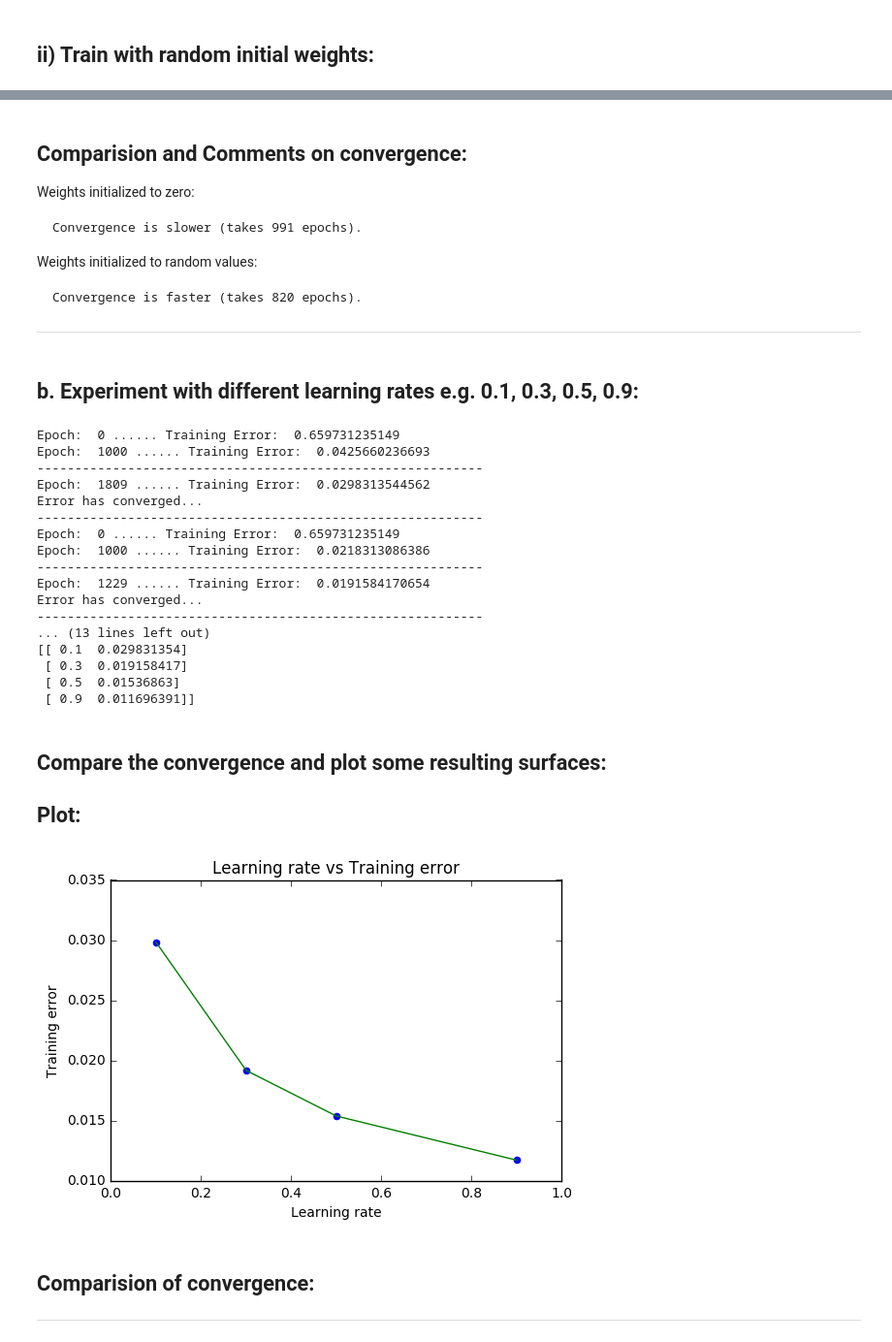
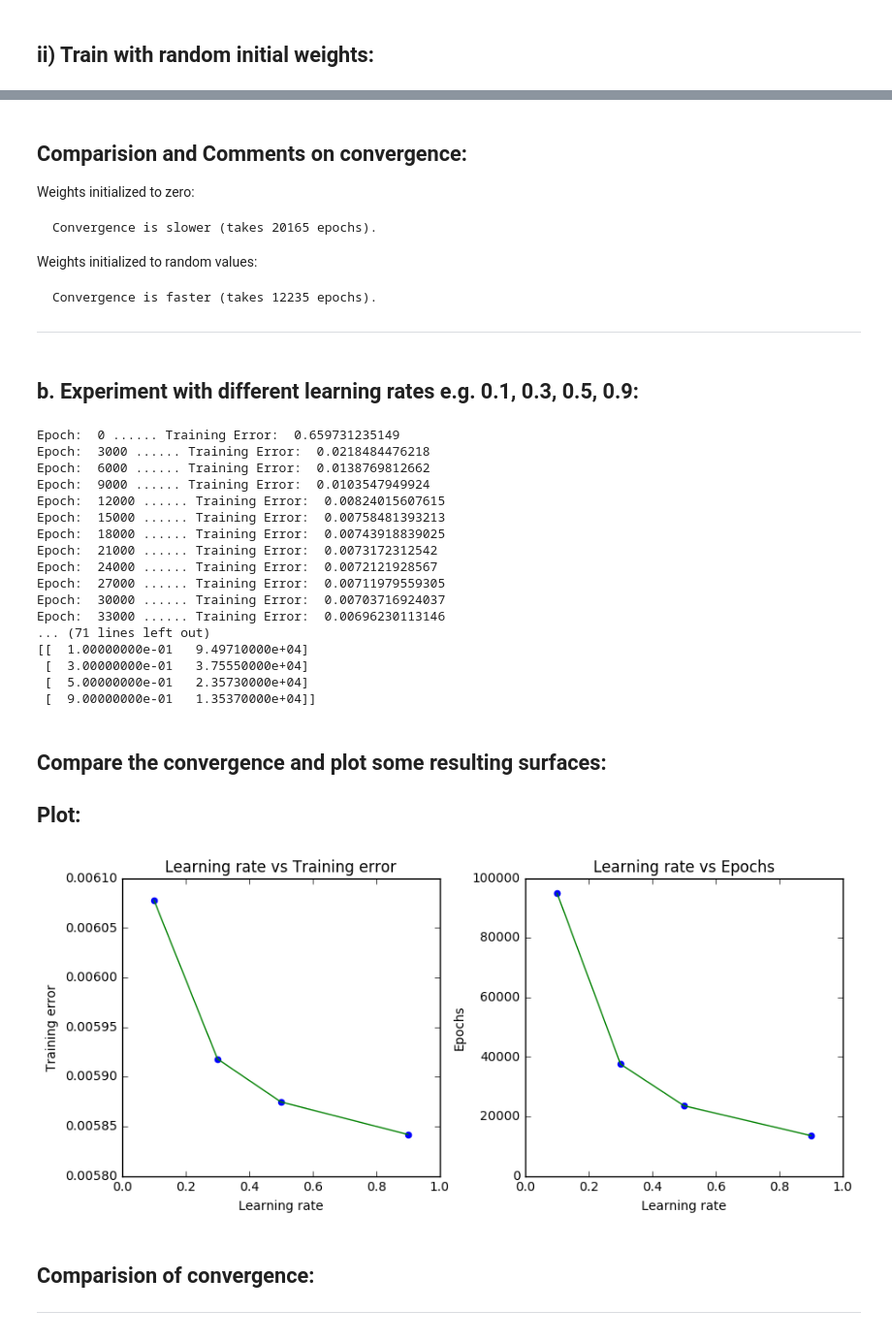
Before and after one commit to debaraj-barua/neural-networks-ws17, a Jupyter notebook: Assignment06/NN_DebarajBarua_NareshKumarGurulingan_131117/NN_DebarajBarua_NareshKumarGurulingan_131117_src/NN_DebarajBarua_NareshKumarGurulingan_131117.ipynb, the cells around one changed output, grey strips where cells are left out. Shown at 97% size. Drawn from its saved outputs; the diff is of its cells as text; code cells hidden in the pictures.

Commit message:
Convergence condition updated

```diff
--- a/Assignment06/NN_DebarajBarua_NareshKumarGurulingan_131117/NN_DebarajBarua_NareshKumarGurulingan_131117_src/NN_DebarajBarua_NareshKumarGurulingan_131117.ipynb
+++ b/Assignment06/NN_DebarajBarua_NareshKumarGurulingan_131117/NN_DebarajBarua_NareshKumarGurulingan_131117_src/NN_DebarajBarua_NareshKumarGurulingan_131117.ipynb
@@ -132,7 +145,7 @@ Error has converged...
 # %% [markdown]
 ## ii) Train with random initial weights:
 # %%
-network = NeuralNetwork(zero_weight_init= False, epsilon= 1e-5)
-error = network.train(input_data, labels)
+network = NeuralNetwork(zero_weight_init= False, epsilon= 1e-10)
+error = network.train(input_data, labels)[0]
 # %% [output]
 Epoch:  0 ...... Training Error:  0.659731235149
@@ -145,57 +162,79 @@ Error has converged...
 
 Weights initialized to zero:
 
-    Convergence is slower (takes 991 epochs).
+    Convergence is slower (takes 20165 epochs).
 
 Weights initialized to random values:
 
-    Convergence is faster (takes 820 epochs).
+    Convergence is faster (takes 12235 epochs).
 
 ---
 # %% [markdown]
 ## b. Experiment with different learning rates e.g. 0.1, 0.3, 0.5, 0.9:
 # %%
 learning_rates = [0.1, 0.3, 0.5, 0.9]
-converged_error = list()
+converged_error = []
+epochs = []
 for rate in learning_rates:
     network = NeuralNetwork(learning_rate=rate)
-    converged_error.append(network.train(input_data, labels))
+    result = network.train(input_data, labels)
+    converged_error.append(result[0])
+    epochs.append(result[1])
 
 print 'Errors after convergence: '
 print '[learning_rate, converged error]'
-result = np.array(zip(learning_rates, converged_error))
-print result
+learn_error = np.array(zip(learning_rates, converged_error))
+print learn_error
+print '-----------------------------------------------------------'
+print 'Epochs taken for convergence: '
+print '[learning_rate, epochs]'
+learn_epoch = np.array(zip(learning_rates, epochs))
+print learn_epoch
 # %% [output]
 Epoch:  0 ...... Training Error:  0.659731235149
-Epoch:  1000 ...... Training Error:  0.0425660236693
------------------------------------------------------------
-Epoch:  1809 ...... Training Error:  0.0298313544562
-Error has converged...
------------------------------------------------------------
-Epoch:  0 ...... Training Error:  0.659731235149
-Epoch:  1000 ...... Training Error:  0.0218313086386
------------------------------------------------------------
-Epoch:  1229 ...... Training Error:  0.0191584170654
-Error has converged...
------------------------------------------------------------
-... (13 lines left out)
-[[ 0.1  0.029831354]
- [ 0.3  0.019158417]
- [ 0.5  0.01536863]
- [ 0.9  0.011696391]]
+Epoch:  3000 ...... Training Error:  0.0218484476218
+Epoch:  6000 ...... Training Error:  0.0138769812662
+Epoch:  9000 ...... Training Error:  0.0103547949924
+Epoch:  12000 ...... Training Error:  0.00824015607615
+Epoch:  15000 ...... Training Error:  0.00758481393213
+Epoch:  18000 ...... Training Error:  0.00743918839025
+Epoch:  21000 ...... Training Error:  0.0073172312542
+Epoch:  24000 ...... Training Error:  0.0072121928567
+Epoch:  27000 ...... Training Error:  0.00711979559305
+Epoch:  30000 ...... Training Error:  0.00703716924037
+Epoch:  33000 ...... Training Error:  0.00696230113146
+... (71 lines left out)
+[[  1.00000000e-01   9.49710000e+04]
+ [  3.00000000e-01   3.75550000e+04]
+ [  5.00000000e-01   2.35730000e+04]
+ [  9.00000000e-01   1.35370000e+04]]
 # %% [markdown]
 ## Compare the convergence and plot some resulting surfaces:
 
 ## Plot:
 # %%
-plt.plot(result[:,0], result[:,1], color = 'g')
+figure = plt.figure(1)
+figure.set_figheight(5)
+figure.set_figwidth(10)
+
+figure.add_subplot(1, 2, 1)
+plt.plot(learn_error[:,0], learn_error[:,1], color = 'g')
 plt.xlabel('Learning rate')
 plt.ylabel('Training error')
 plt.title('Learning rate vs Training error')
-plt.scatter(result[:,0], result[:,1], color = 'b')
+plt.scatter(learn_error[:,0], learn_error[:,1], color = 'b')
+
+figure.add_subplot(1, 2, 2)
+plt.tight_layout(pad= 4.00)
+plt.plot(learn_epoch[:,0], learn_epoch[:,1], color = 'g')
+plt.xlabel('Learning rate')
+plt.ylabel('Epochs')
+plt.title('Learning rate vs Epochs')
+plt.scatter(learn_epoch[:,0], learn_epoch[:,1], color = 'b')
+
 plt.show()
 # %% [output]
-[figure, old version]
+[figure, new version]
 # %% [markdown]
 ## Comparision of convergence:
 
```
Also changed, not shown: parts of 8 cells of this notebook.
